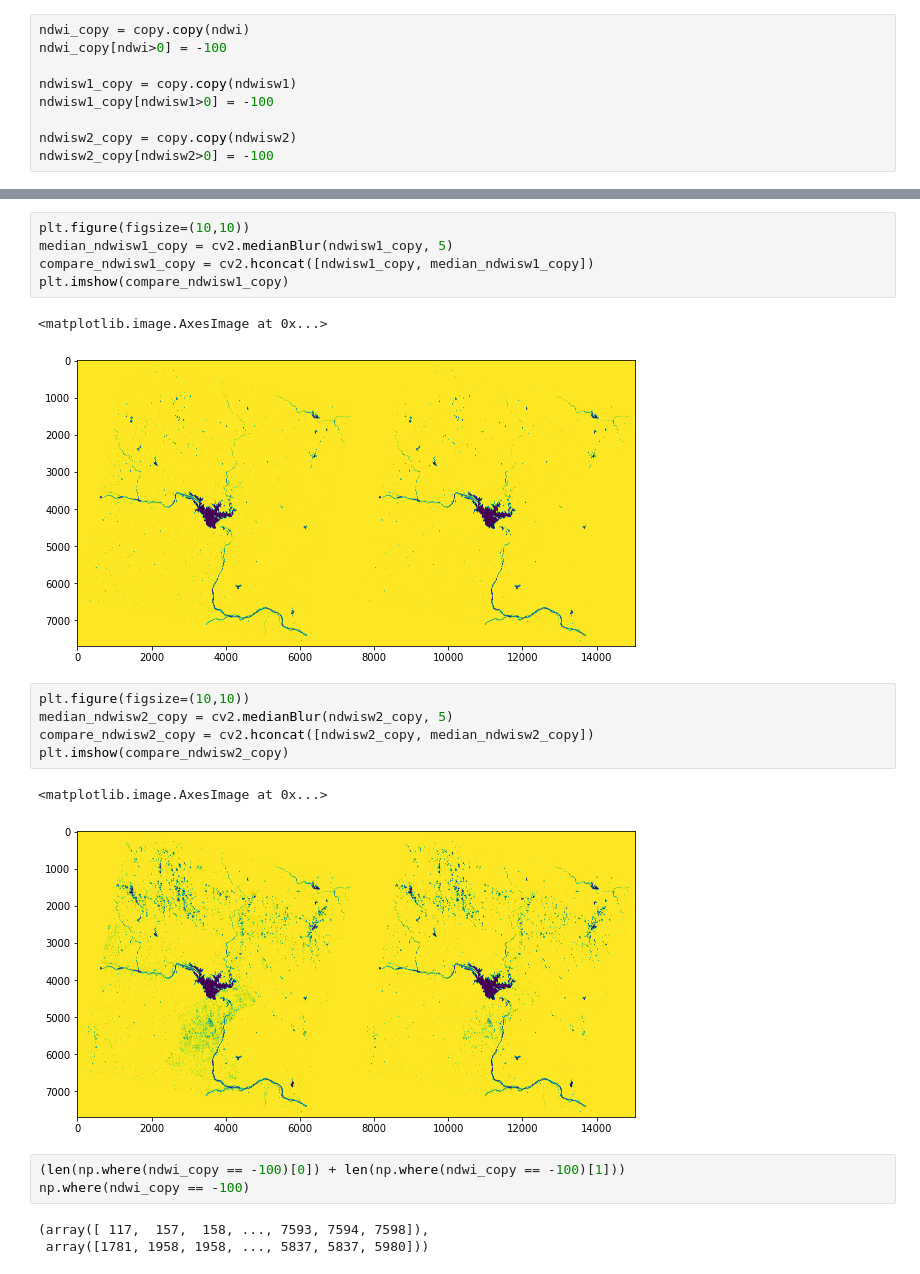
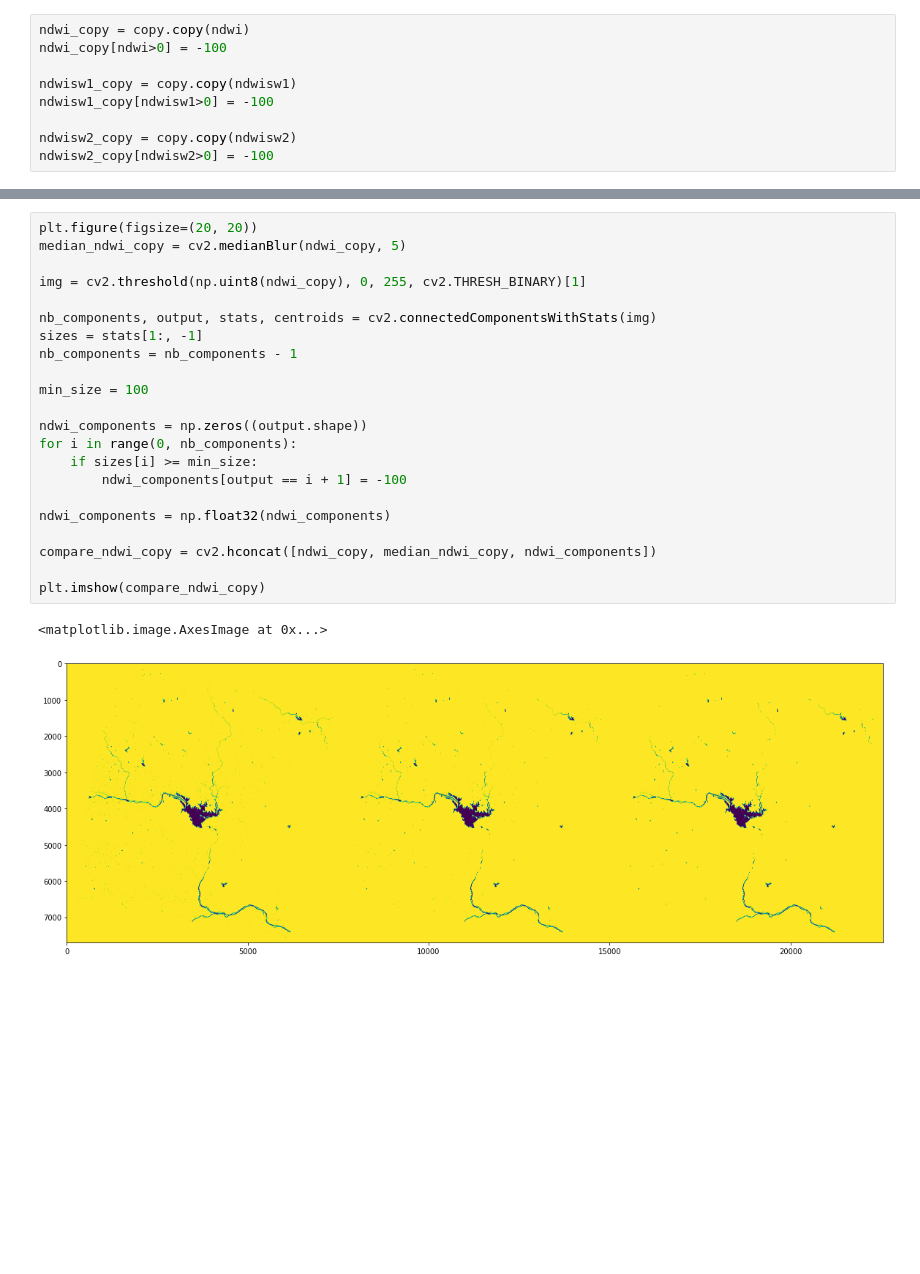
Before and after one commit to vineelsai26/Water-Body-Detection, a Jupyter notebook: NDWI/NDWI.ipynb, the cells around one changed output, grey strips where cells are left out. Drawn from its saved outputs; the diff is of its cells as text; blank space fills up the shorter version.

Commit message:
added connected components

```diff
--- a/NDWI/NDWI.ipynb
+++ b/NDWI/NDWI.ipynb
@@ -77,22 +62,25 @@ plt.imshow(compare_ndwi_copy)
-# %%
-plt.figure(figsize=(10,10))
-median_ndwisw1_copy = cv2.medianBlur(ndwisw1_copy, 5)
-compare_ndwisw1_copy = cv2.hconcat([ndwisw1_copy, median_ndwisw1_copy])
-plt.imshow(compare_ndwisw1_copy)
-# %% [output]
-<matplotlib.image.AxesImage at 0x...>
-[figure, removed]
-# %%
-plt.figure(figsize=(10,10))
-median_ndwisw2_copy = cv2.medianBlur(ndwisw2_copy, 5)
-compare_ndwisw2_copy = cv2.hconcat([ndwisw2_copy, median_ndwisw2_copy])
-plt.imshow(compare_ndwisw2_copy)
-# %% [output]
-<matplotlib.image.AxesImage at 0x...>
-[figure, removed]
-# %%
-(len(np.where(ndwi_copy == -100)[0]) + len(np.where(ndwi_copy == -100)[1]))
-np.where(ndwi_copy == -100)
-# %% [output]
-(array([ 117,  157,  158, ..., 7593, 7594, 7598]),
- array([1781, 1958, 1958, ..., 5837, 5837, 5980]))
+# %%
+plt.figure(figsize=(20, 20))
+median_ndwi_copy = cv2.medianBlur(ndwi_copy, 5)
+
+img = cv2.threshold(np.uint8(ndwi_copy), 0, 255, cv2.THRESH_BINARY)[1]
+
+nb_components, output, stats, centroids = cv2.connectedComponentsWithStats(img)
+sizes = stats[1:, -1]
+nb_components = nb_components - 1
+
+min_size = 100
+
+ndwi_components = np.zeros((output.shape))
+for i in range(0, nb_components):
+    if sizes[i] >= min_size:
+        ndwi_components[output == i + 1] = -100
+
+ndwi_components = np.float32(ndwi_components)
+
+compare_ndwi_copy = cv2.hconcat([ndwi_copy, median_ndwi_copy, ndwi_components])
+
+plt.imshow(compare_ndwi_copy)
+# %% [output]
+<matplotlib.image.AxesImage at 0x...>
+[figure, added]
```
Also changed, not shown: parts of 7 cells of this notebook.
